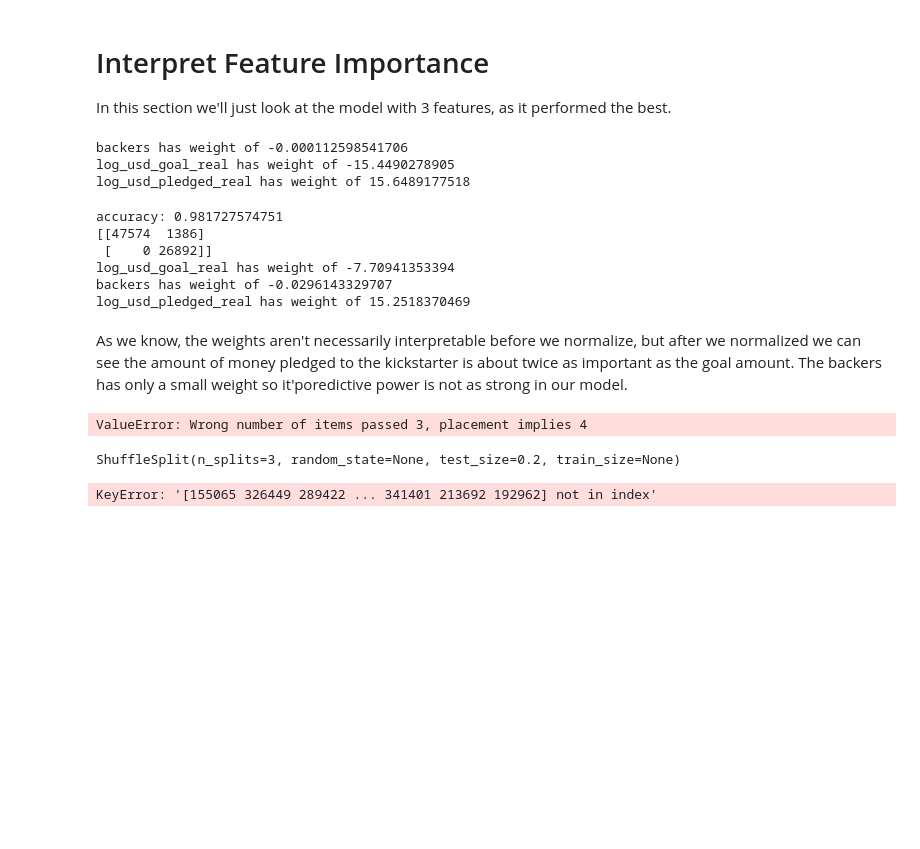
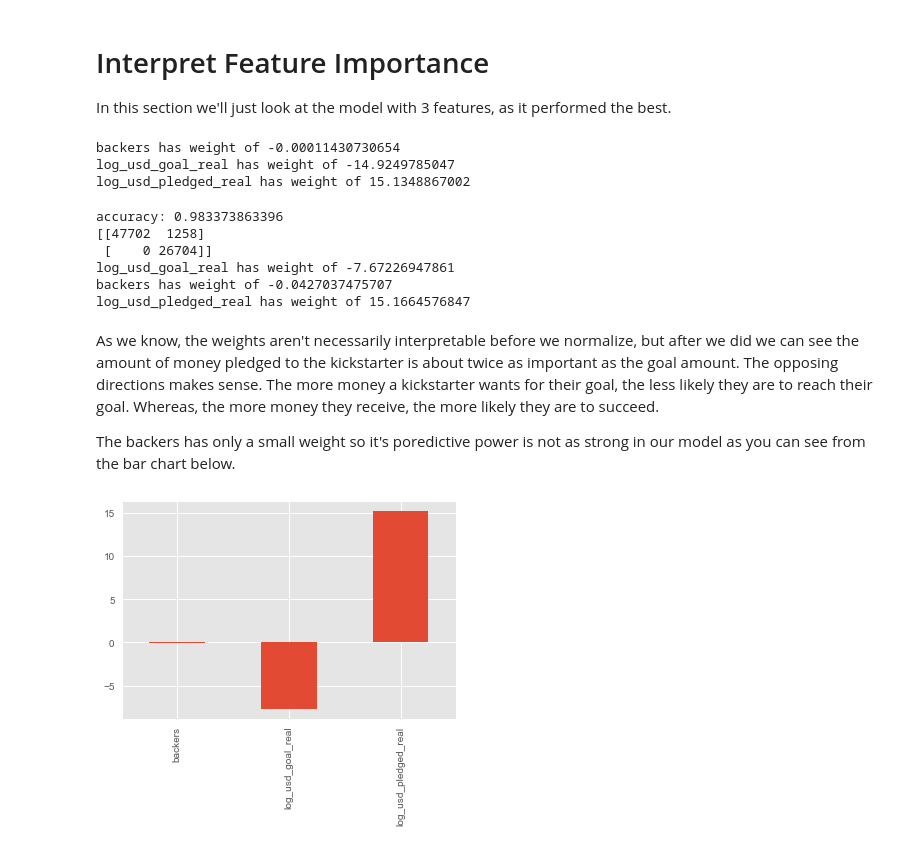
Before and after one commit to tdeason416/smu_data_mining1, a Jupyter notebook: mini_project_analysis.ipynb, the cells around one changed output. Saved outputs shown, nothing was run; the diff lists cells and outputs as text; code cells hidden in the pictures; blank space fills up the shorter version.

```diff
--- a/mini_project_analysis.ipynb
+++ b/mini_project_analysis.ipynb
@@ -256,9 +256,11 @@ test_idx = train_idx == False
 
 ytr = df.iloc[train_idx].pop('success')
 yte = df.iloc[test_idx].pop('success')
+y = df.pop('success')
 
 Xtr = df.iloc[train_idx][[col for col in df.columns if  col != 'success']]
 Xte = df.iloc[test_idx][[col for col in df.columns if  col != 'success']]
+X = df[[col for col in df.columns if  col != 'success']]
 
 lr_clf = LogisticRegression(penalty='l2', C=1.0, class_weight=None) # get object
 
@@ -270,9 +272,9 @@ variable_names = df.columns
 for coef, name in zip(weights,variable_names):
     print(name, 'has weight of', coef[0])
 # %% [output]
-backers has weight of -0.000112598541706
-log_usd_goal_real has weight of -15.4490278905
-log_usd_pledged_real has weight of 15.6489177518
+backers has weight of -0.00011430730654
+log_usd_goal_real has weight of -14.9249785047
+log_usd_pledged_real has weight of 15.1348867002
 # %%
 from sklearn.preprocessing import StandardScaler
 
@@ -307,66 +309,24 @@ zip_vars = sorted(zip_vars)
 for coef, name in zip_vars:
     print(name, 'has weight of', coef[0]) # now print them out
 # %% [output]
-accuracy: 0.981727574751
-[[47574  1386]
- [    0 26892]]
-log_usd_goal_real has weight of -7.70941353394
-backers has weight of -0.0296143329707
-log_usd_pledged_real has weight of 15.2518370469
+accuracy: 0.983373863396
+[[47702  1258]
+ [    0 26704]]
+log_usd_goal_real has weight of -7.67226947861
+backers has weight of -0.0427037475707
+log_usd_pledged_real has weight of 15.1664576847
 # %% [markdown]
-As we know, the weights aren't necessarily interpretable before we normalize, but after we normalized we can see the amount of money pledged to the kickstarter is about twice as important as the goal amount. The backers has only a small weight so it'poredictive power is not as strong in our model.
+As we know, the weights aren't necessarily interpretable before we normalize, but after we did we can see the amount of money pledged to the kickstarter is about twice as important as the goal amount. The opposing directions makes sense. The more money a kickstarter wants for their goal, the less likely they are to reach their goal. Whereas, the more money they receive, the more likely they are to succeed.
+
+The backers has only a small weight so it's poredictive power is not as strong in our model as you can see from the bar chart below.
 # %%
 from matplotlib import pyplot as plt
 %matplotlib inline
 plt.style.use('ggplot')
 
 
-weights = pd.Series(lr_clf.coef_[0],index=df.columns)
+weights = pd.Series(lr_clf.coef_[0],index=df[['backers','log_usd_goal_real','log_usd_pledged_real']].columns)
 weights.plot(kind='bar')
 plt.show()
 # %% [output]
-ValueError: Wrong number of items passed 3, placement implies 4
+[figure, added]
-# %%
-from sklearn.model_selection import ShuffleSplit
-
-num_cv_iterations = 3
-num_instances = len(y)
-cv_object = ShuffleSplit(n_splits=num_cv_iterations,
-                         test_size  = 0.2)
-
-print(cv_object)
-# %% [output]
-ShuffleSplit(n_splits=3, random_state=None, test_size=0.2, train_size=None)
-# %%
-## professor's code -- doesn't work.
-
-from sklearn.linear_model import LogisticRegression
-from sklearn import metrics as mt
-
-# first we create a reusable logisitic regression object
-#   here we can setup the object with different learning parameters and constants
-iter_num=0
-# the indices are the rows used for training and testing in each iteration
-for train_indices, test_indices in cv_object.split(X,y):
-    # I will create new variables here so that it is more obvious what
-    # the code is doing (you can compact this syntax and avoid duplicating memory,
-    # but it makes this code less readable)
-    X_train = X[train_indices]
-    y_train = y[train_indices]
-
-    X_test = X[test_indices]
-    y_test = y[test_indices]
-
-    # train the reusable logisitc regression model on the training data
-    lr_clf.fit(X_train,y_train)  # train object
-    y_hat = lr_clf.predict(X_test) # get test set precitions
-
-    # now let's get the accuracy and confusion matrix for this iterations of training/testing
-    acc = mt.accuracy_score(y_test,y_hat)
-    conf = mt.confusion_matrix(y_test,y_hat)
-    print("====Iteration",iter_num," ====")
-    print("accuracy", acc )
-    print("confusion matrix\n",conf)
-    iter_num+=1
-# %% [output]
-KeyError: '[155065 326449 289422 ... 341401 213692 192962] not in index'
```
Also changed, not shown: parts of 15 cells of this notebook.
